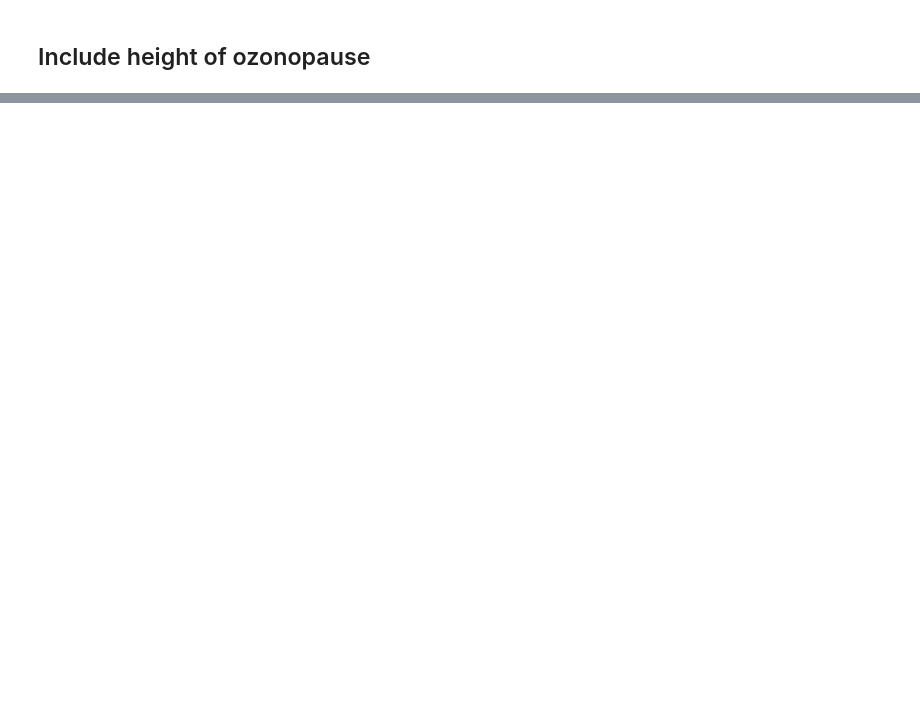
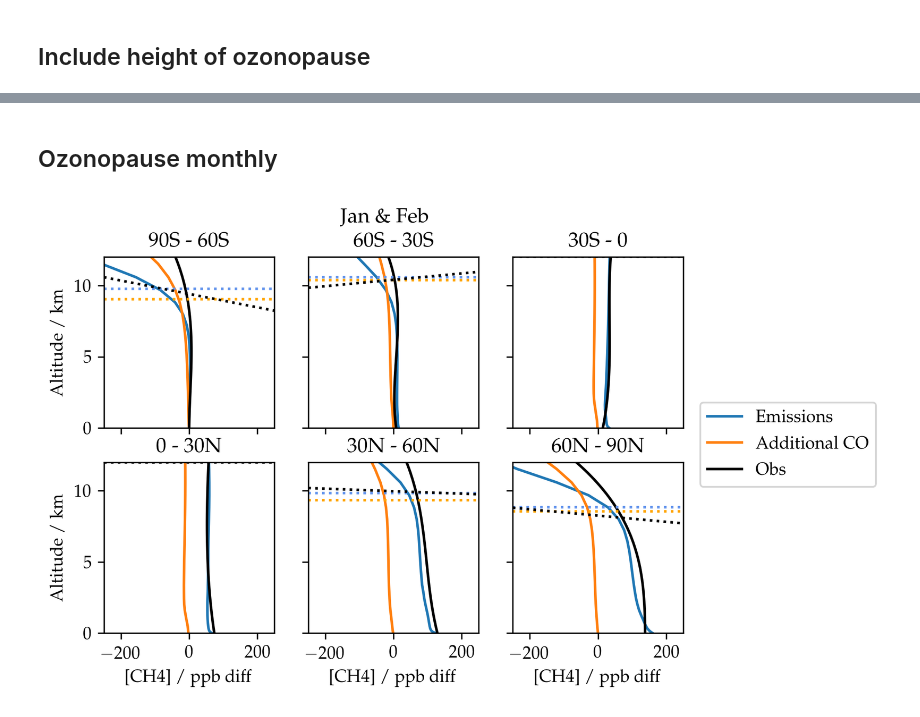
Before and after one commit to zosiast/blueberry_11_19, a Jupyter notebook: basic_plots/ch4_vert_prof_compare.ipynb, the cells around one changed output, grey strips where cells are left out. Cells and saved outputs as stored; diff of their text form; code cells hidden in the pictures; blank space fills up the shorter version.

```diff
--- a/basic_plots/ch4_vert_prof_compare.ipynb
+++ b/basic_plots/ch4_vert_prof_compare.ipynb
@@ -141,0 +222,44 @@ for ax in fig.get_axes():
+# %% [markdown]
+## Ozonopause monthly
+# %%
+ozone_100_xltln_JF = np.load('/shared/netscratch/znjs2/ch4_prof_data/alt_ozone_100_xltln_JF.npy')
+ozone_100_xltln_JA = np.load('/shared/netscratch/znjs2/ch4_prof_data/alt_ozone_100_xltln_JA.npy')
+
+ozone_100_xgywn_JF = np.load('/shared/netscratch/znjs2/ch4_prof_data/alt_ozone_100_xgywn_JF.npy')
+ozone_100_xgywn_JA = np.load('/shared/netscratch/znjs2/ch4_prof_data/alt_ozone_100_xgywn_JA.npy')
+
+ozone_100_ATom_JF = np.load('/shared/netscratch/znjs2/ch4_prof_data/alt_ozone_100_ATom_JF.npy')
+ozone_100_ATom_JA = np.load('/shared/netscratch/znjs2/ch4_prof_data/alt_ozone_100_ATom_JA.npy')
+# %%
+#*****Change ozonopause input variable to correct month^!
+fig = plt.figure(dpi=300)
+#ax = plt.axes()
+
+plt_labels=["90S - 60S","60S - 30S","30S - 0","0 - 30N","30N - 60N","60N - 90N"]
+months = ['Jan', 'Feb', 'Mar', 'Apr', 'May', 'Jun','Jul','Aug','Sep','Oct','Nov','Dec']
+
+for i in range(6):
+    ax = plt.subplot(2,3,i+1)
+    ax.plot(lat_bands_ch4_sea[i,:] - base_em[0], alt/1000, label=f'Emissions')
+    ax.plot(lat_bands_ch4_lbc_sea[i,:] - base_lbc[0], alt_lbc/1000, label=f'Additional CO')
+    ax.plot(lat_bands_ch4_obs[i,:] - base_obs, yvals/1000, c ='k' ,label=f'Obs')
+    ax.plot([-250, 250], [ozone_100_xgywn_JF[i], ozone_100_xgywn_JF[i]], 'orange',linestyle=':')
+    ax.plot([-250, 250], [ozone_100_xltln_JF[i], ozone_100_xltln_JF[i]], 'cornflowerblue',linestyle=':')
+    ax.plot([-250, 250], [ozone_100_ATom_JA[i], ozone_100_ATom_JF[i]], 'k',linestyle=':')
+    ax.set_ylim(0,12)
+    ax.set_xlim(-250,250)
+    plt.xlabel(f'[{var_lab}] / ppb diff')
+    plt.ylabel('Altitude / km')
+    plt.title(f'{plt_labels[i]}')
+    if i == 5:
+        plt.legend(bbox_to_anchor=(1.05,1.4))
+
+for ax in fig.get_axes():
+    ax.label_outer()
+
+fig.suptitle(f'{months[a-1]} \& {months[b-1]}')
+#for legend for all lines in all subplots
+#fig.legend(bbox_to_anchor=(1.1,1))
+plt.savefig(f'{outfile}/{var_name}_vert_prof_{months[a-1]}_{months[b-1]}.png')
+# %% [output]
+[figure, added]
```
Also changed, not shown: parts of 21 cells of this notebook, 1 other file.
